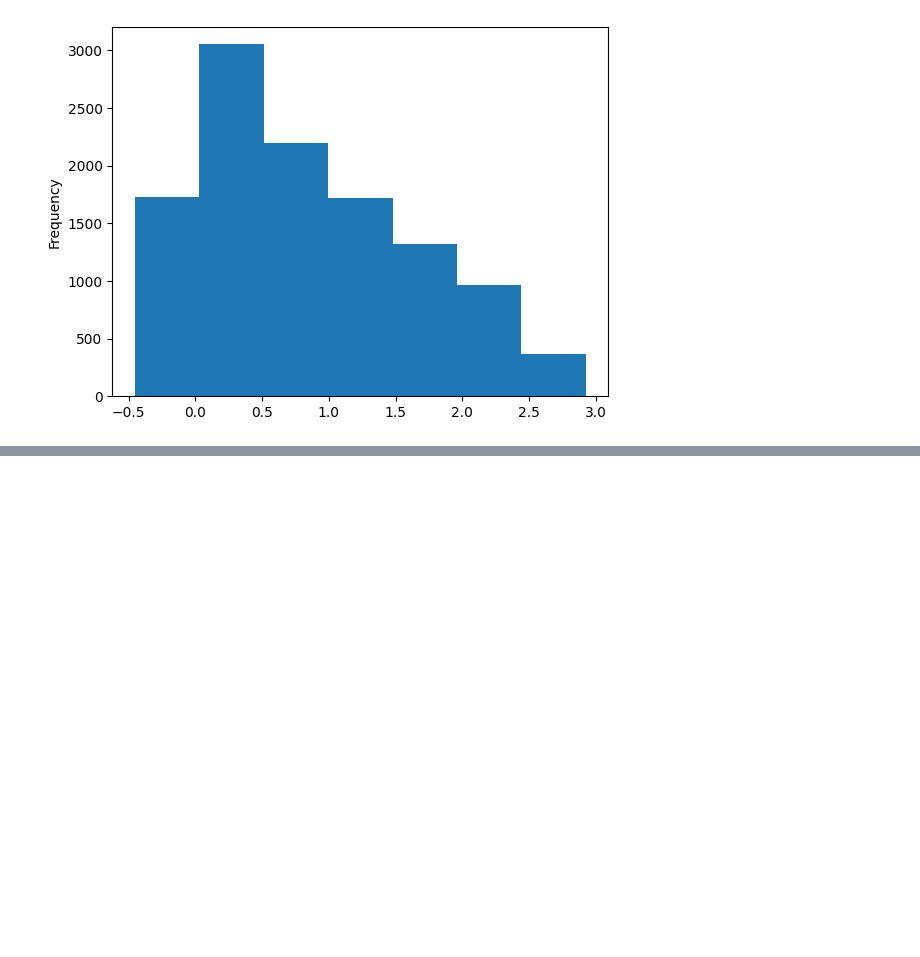
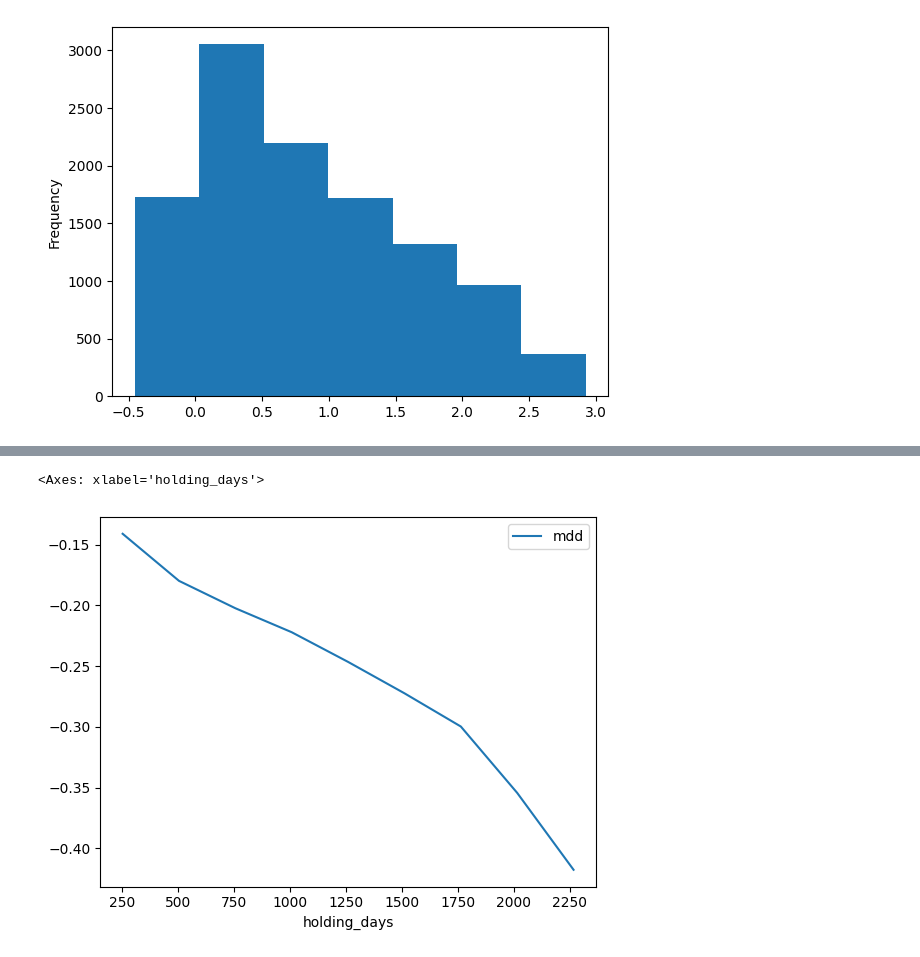
Before and after one commit to will-hill/Ye_Olde_Buy_and_Holde, a Jupyter notebook: buy_hold.ipynb, the cells around one changed output, grey strips where cells are left out. Cells and saved outputs as stored; diff of their text form; code cells hidden in the pictures; blank space fills up the shorter version.

```diff
--- a/buy_hold.ipynb
+++ b/buy_hold.ipynb
@@ -106,0 +64,5 @@ for metrics_df in [best_roi, worst_roi, best_sharpe, worst_sharpe, worst_mdd, be
+# %%
+days_mean[["holding_days", "mdd"]].plot(x="holding_days", y="mdd")
+# %% [output]
+<Axes: xlabel='holding_days'>
+[figure, added]
```
Also changed, not shown: parts of 22 cells of this notebook, 1 other file.
